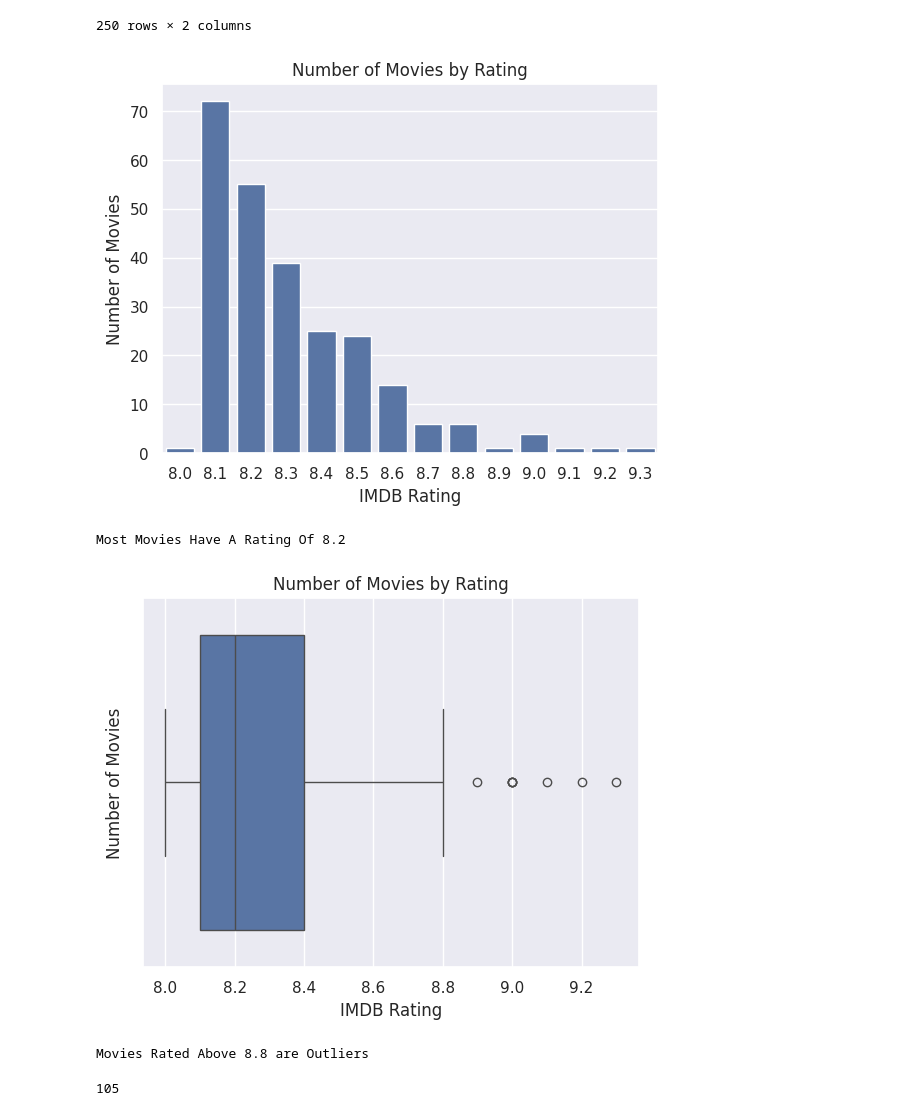
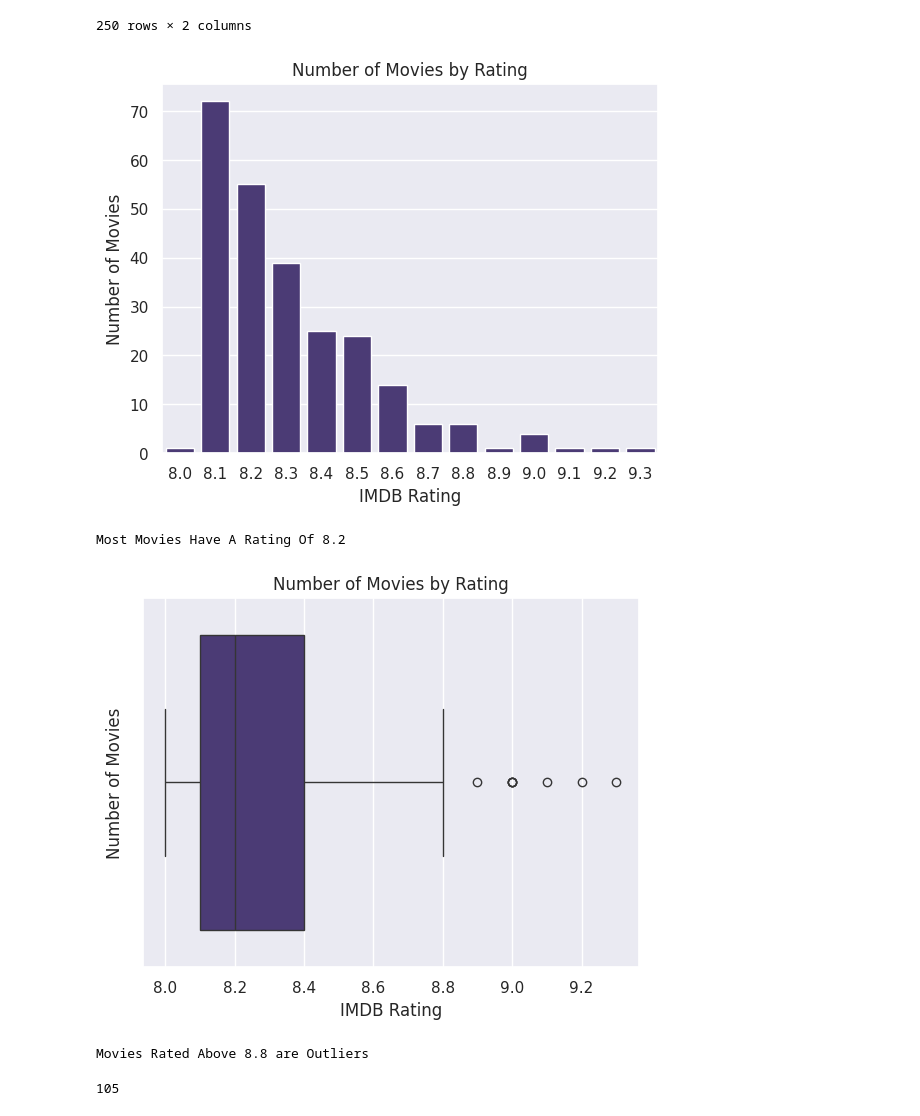
Before and after one commit to waliulislamarik/imdbtopmoviesanalysis, a Jupyter notebook: imdb_Top_Movies.ipynb, the cells around one changed output. Drawn from its saved outputs; the diff is of its cells as text; code cells hidden in the pictures.

```diff
--- a/imdb_Top_Movies.ipynb
+++ b/imdb_Top_Movies.ipynb
@@ -146,21 +146,19 @@ movies_duration_minutes
 | 250 | The Help | 146 |
 250 rows × 2 columns
 # %%
+import matplotlib.pyplot as plt
 import seaborn as sns
-import matplotlib.pyplot as plt
-
-sns.set_theme(style="darkgrid")
-
+sns.set_palette("viridis")
 sns.countplot(data=movies, x='Rating')
 plt.xlabel('IMDB Rating')
 plt.ylabel('Number of Movies')
 plt.title('Number of Movies by Rating')
 plt.show()
 
 
 print('Most Movies Have A Rating Of 8.2')
 # %% [output]
-[figure, old version]
+[figure, new version]
 Most Movies Have A Rating Of 8.2
 # %%
 sns.boxplot(data=movies, x='Rating')
@@ -171,7 +169,7 @@ plt.show()
 
 print('Movies Rated Above 8.8 are Outliers')
 # %% [output]
-[figure, old version]
+[figure, new version]
 Movies Rated Above 8.8 are Outliers
 # %%
 movies['Genres'].nunique()
```
Also changed, not shown: parts of 7 cells of this notebook.
